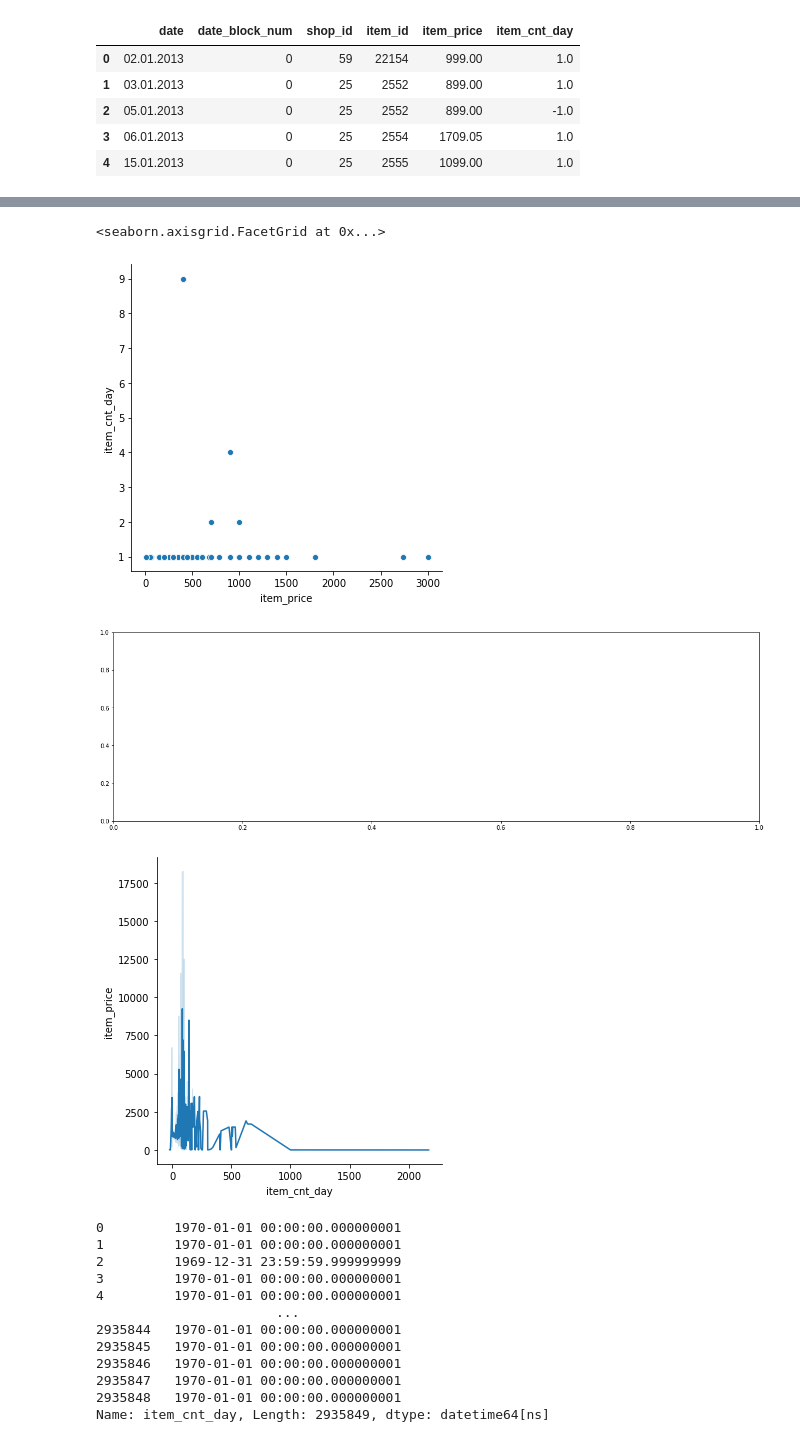
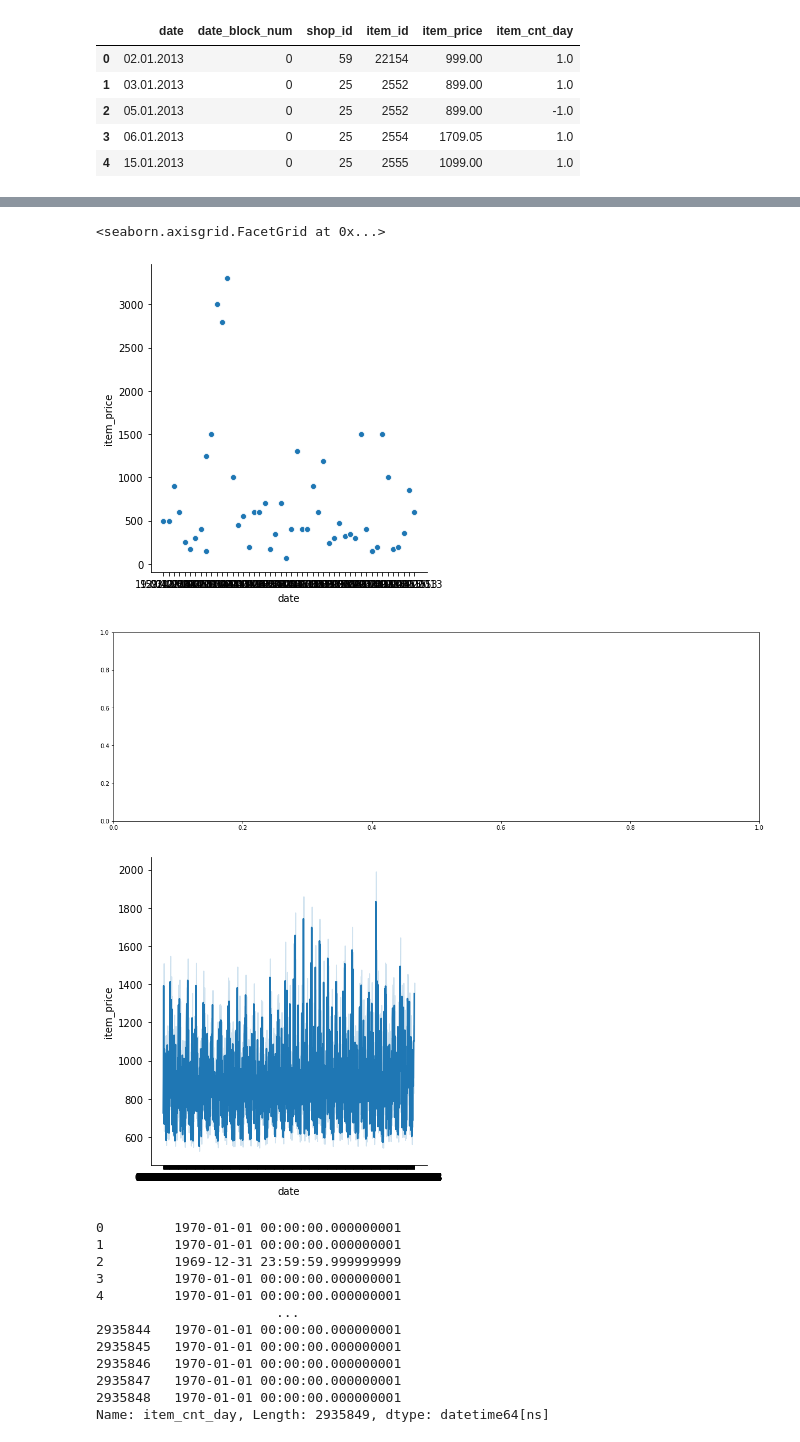
Before and after one commit to afefhnid/python-cours, a Jupyter notebook: exoData2.ipynb, the cells around one changed output, grey strips where cells are left out. Drawn from its saved outputs; the diff is of its cells as text; code cells hidden in the pictures.

Commit message:
dataViseExo

```diff
--- a/exoData2.ipynb
+++ b/exoData2.ipynb
@@ -35,15 +35,15 @@ sns.relplot(x='item_price', y='item_cnt_day', data=data)
 # %%
-sns.relplot(x='item_price', y='item_cnt_day', data=data.sample(50))
+sns.relplot(x='date', y='item_price', data=data.sample(50))
 # %% [output]
 <seaborn.axisgrid.FacetGrid at 0x...>
-[figure, old version]
+[figure, new version]
 # %%
 f, ax = plt.subplots(figsize=(20,6))
-sns.relplot(x="item_cnt_day", y="item_price", data = data, kind="line", ax = ax)
+sns.relplot(x="date", y="item_price", data = data, kind="line", ax = ax)
 plt.show()
 # %% [output]
 [figure]
-[figure, old version]
+[figure, new version]
 # %%
 X = data['item_cnt_day']
 # %%
```
Also changed, not shown: parts of 2 cells of this notebook, 2 other files.
